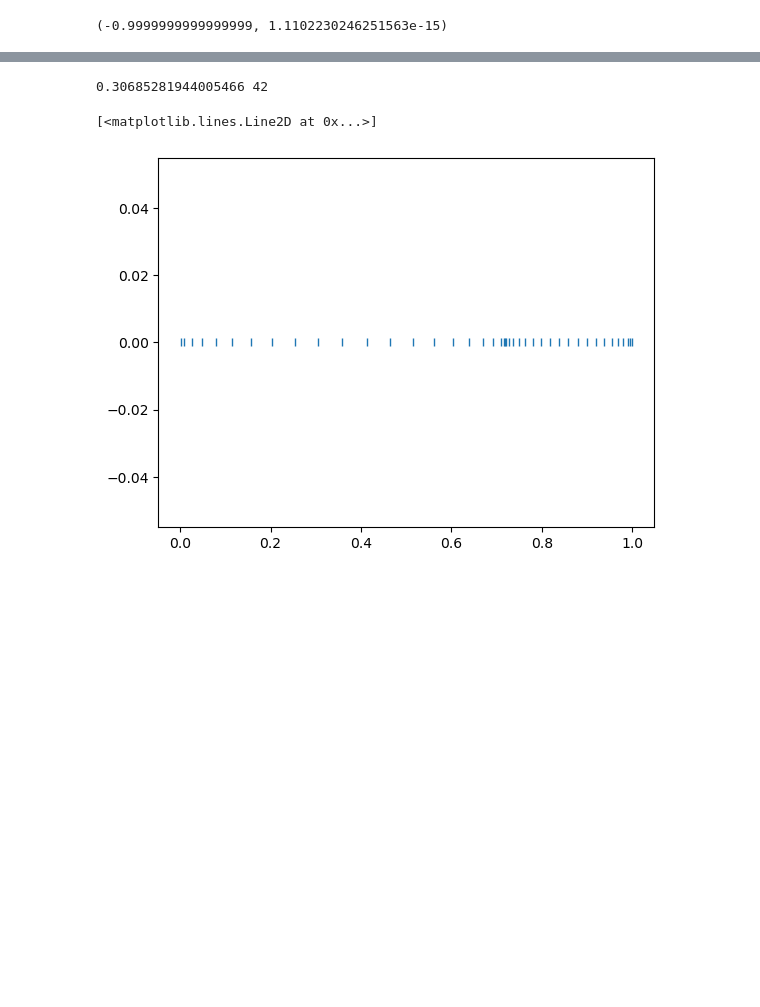
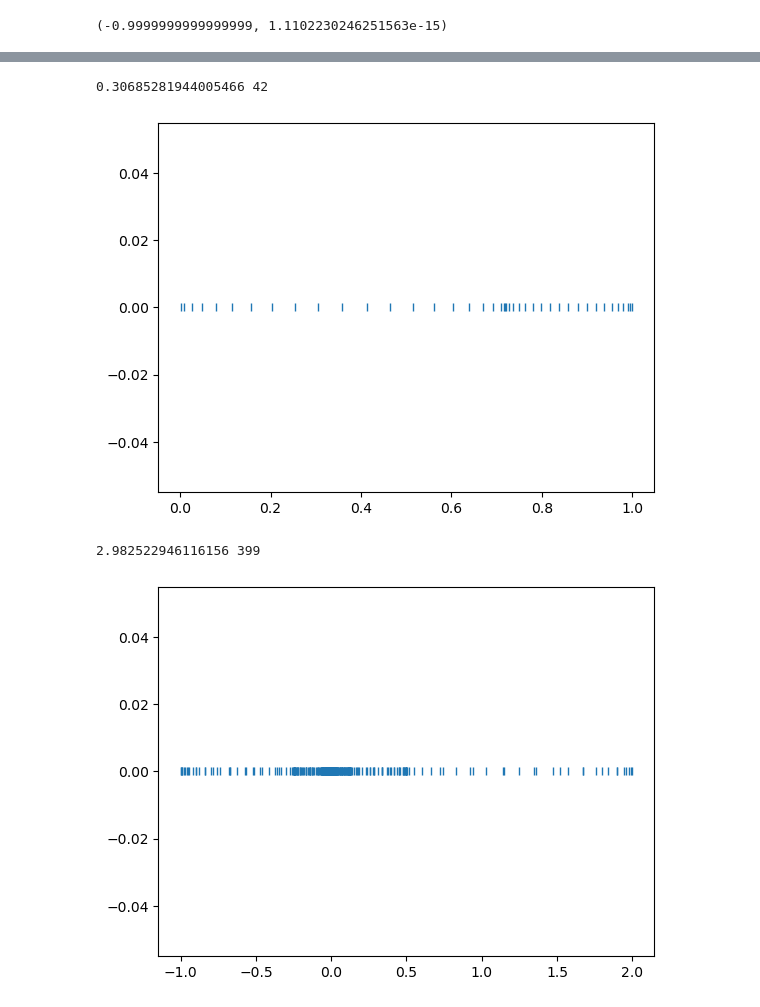
Before and after one commit to Chris0325/scientific_computing, a Jupyter notebook: chapter_8.ipynb, the cells around one changed output, grey strips where cells are left out. Drawn from its saved outputs; the diff is of its cells as text; code cells hidden in the pictures; blank space fills up the shorter version.

```diff
--- a/chapter_8.ipynb
+++ b/chapter_8.ipynb
@@ -620,13 +609,16 @@ plt.plot(points, [0] * len(points), '|')
 [figure]
 # %%
-points.clear()
-
-u, u_error, u_detail = integrate.quad(f, 0, np.e-2, full_output=1)
-v, v_error, v_detail = integrate.quad(f, np.e-2, 1, full_output=1)
-
-print(u + v, u_detail['neval'] + v_detail['neval'])
-plt.plot(points, [0] * len(points), '|')
+integrate_and_sampling(f, [[0, np.e - 2], [np.e - 2, 1]])
 # %% [output]
 0.30685281944005466 42
-[<matplotlib.lines.Line2D at 0x...>]
 [figure]
+# %%
+# (c)
+def f(x):
+    points.append(x)
+    return np.exp(x) if x < 0 else np.exp(1-x)
+
+integrate_and_sampling(f, [[-1, 2]])
+# %% [output]
+2.982522946116156 399
+[figure, added]
```
Also changed, not shown: parts of 56 cells of this notebook, 1 other file.
